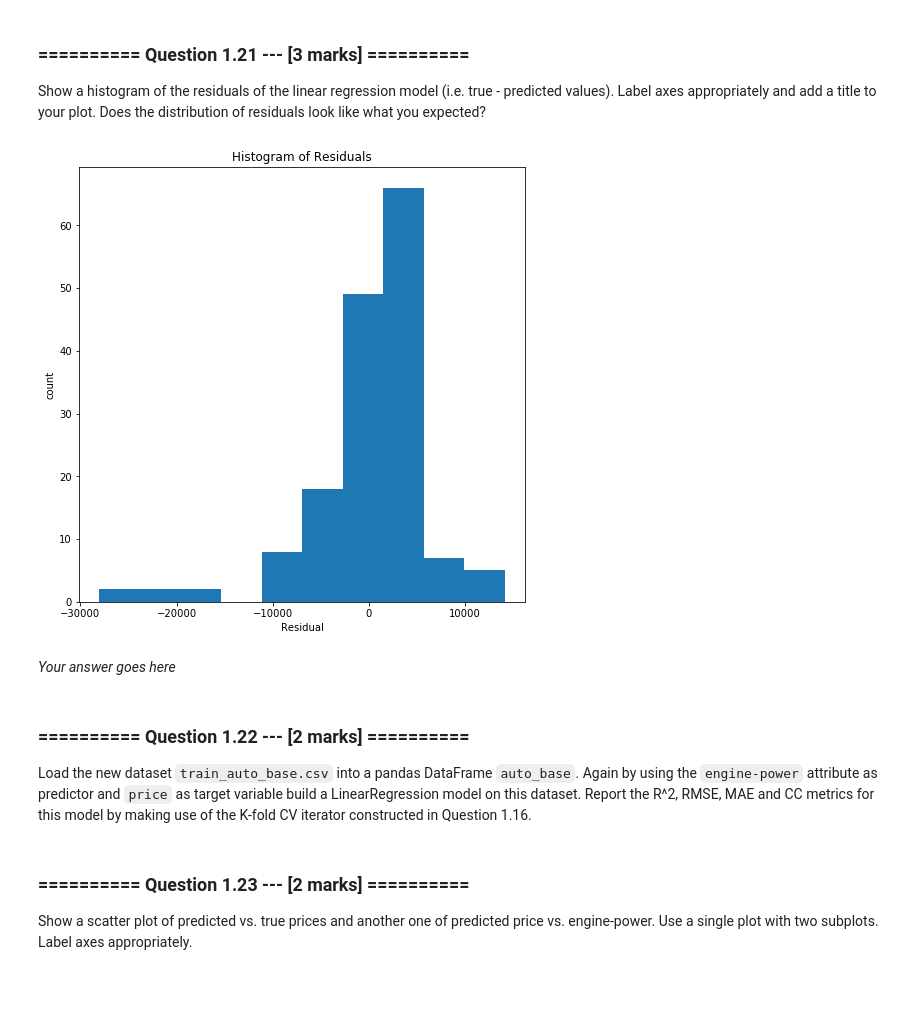
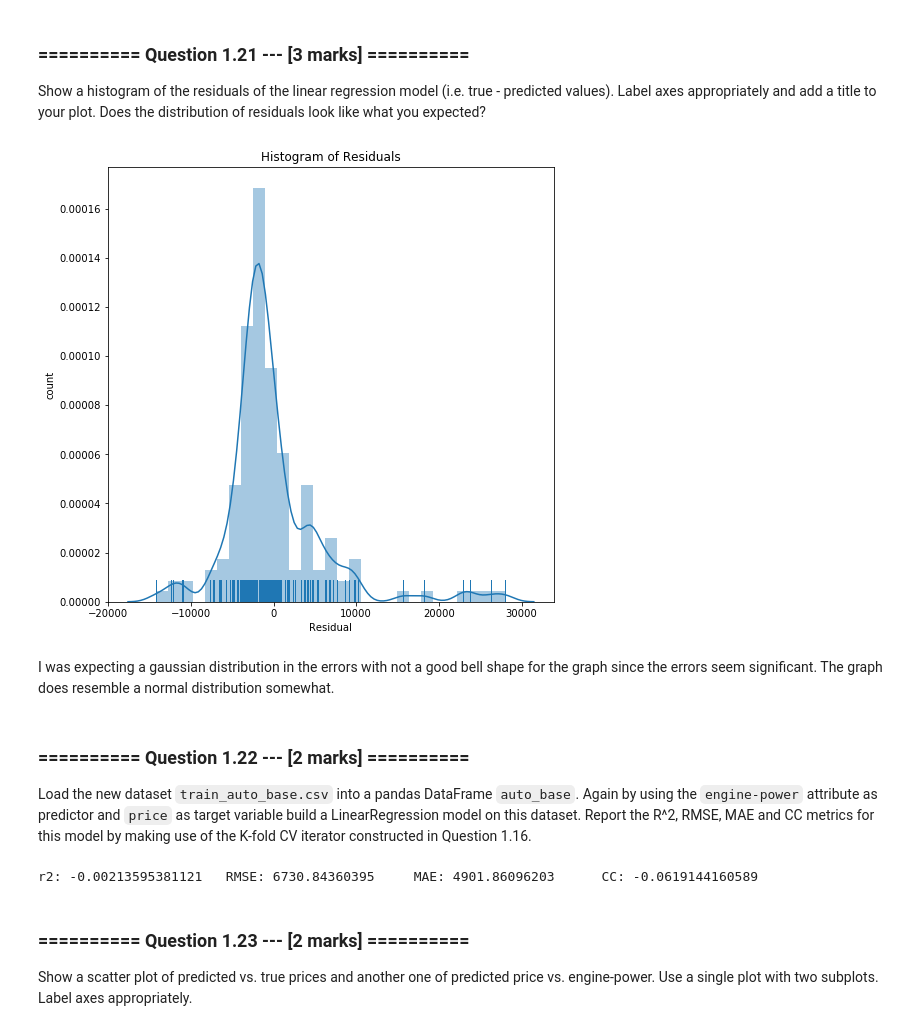
Before and after one commit to anirudhgangwal/IAML, a Jupyter notebook: 05_Assignment_2.ipynb, the cells around one changed output. Drawn from its saved outputs; the diff is of its cells as text; code cells hidden in the pictures; blank space fills up the shorter version.

```diff
--- a/05_Assignment_2.ipynb
+++ b/05_Assignment_2.ipynb
@@ -326,15 +327,15 @@ Show a histogram of the residuals of the linear regression model (i.e. true - pr
 # %%
 #### INCOMPLETE
 plt.figure(figsize=(8,8))
-plt.hist(predicted - y)
+sns.distplot(y - predicted,rug=True)
 plt.title("Histogram of Residuals")
 plt.xlabel("Residual")
 plt.ylabel("count")
 plt.show()
 # %% [output]
-[figure, old version]
+[figure, new version]
-# %% [markdown]
-*Your answer goes here*
+# %% [markdown]
+I was expecting a gaussian distribution in the errors with not a good bell shape for the graph since the errors seem significant. The graph does resemble a normal distribution somewhat.
 # %% [markdown]
 ### ========== Question 1.22 --- [2 marks] ==========
 Load the new dataset `train_auto_base.csv` into a pandas DataFrame `auto_base`. Again by using the `engine-power` attribute as predictor and `price` as target variable build a LinearRegression model on this dataset. Report the R^2, RMSE, MAE and CC metrics for this model by making use of the K-fold CV iterator constructed in Question 1.16.
@@ -343,3 +342,18 @@ Load the new dataset `train_auto_base.csv` into a pandas DataFrame `auto_base`.
+# %%
+loc2 = os.path.join(os.getcwd(),'datasets','train_auto_base.csv')
+auto_base = pd.read_csv(loc2)
+
+
+linReg = LinearRegression()
+predicted2 = cross_val_predict(linReg,auto_base['engine-power'].values.reshape(159,1),auto_base['price'],cv=kf)
+
+r2 = r2_score(auto_base['price'], predicted2)
+rmse = np.sqrt(mean_squared_error(auto_base['price'], predicted2))
+mae = mean_absolute_error(auto_base['price'], predicted2)
+coeff = np.corrcoef(auto_base['price'],predicted2)[0,1]
+print("r2: {}\tRMSE: {}\tMAE: {}\tCC: {}".format(r2, rmse, mae, coeff))
+# %% [output]
+r2: -0.00213595381121   RMSE: 6730.84360395     MAE: 4901.86096203      CC: -0.0619144160589
 # %% [markdown]
 ### ========== Question 1.23 --- [2 marks] ==========
 Show a scatter plot of predicted vs. true prices and another one of predicted price vs. engine-power. Use a single plot with two subplots. Label axes appropriately.
```
Also changed, not shown: parts of 11 cells of this notebook.
